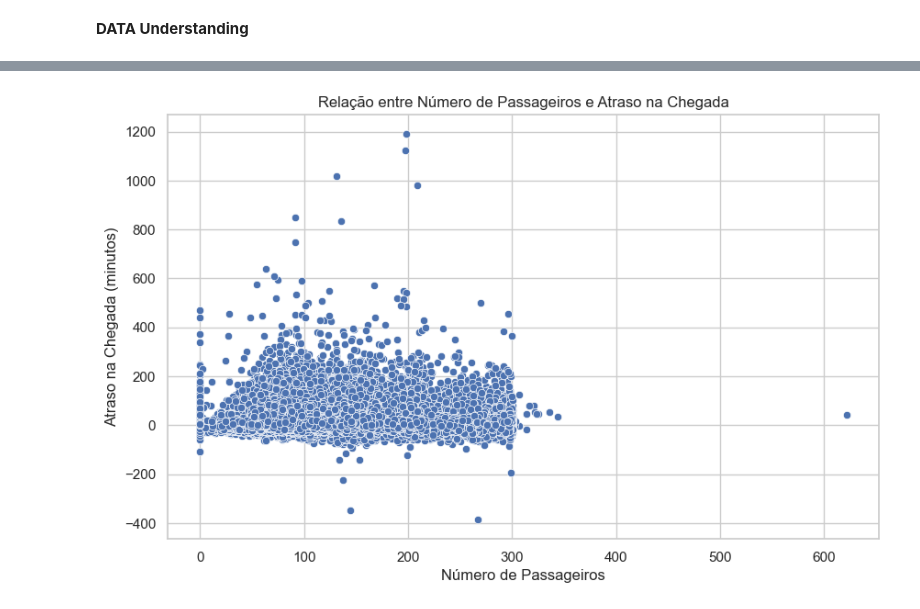
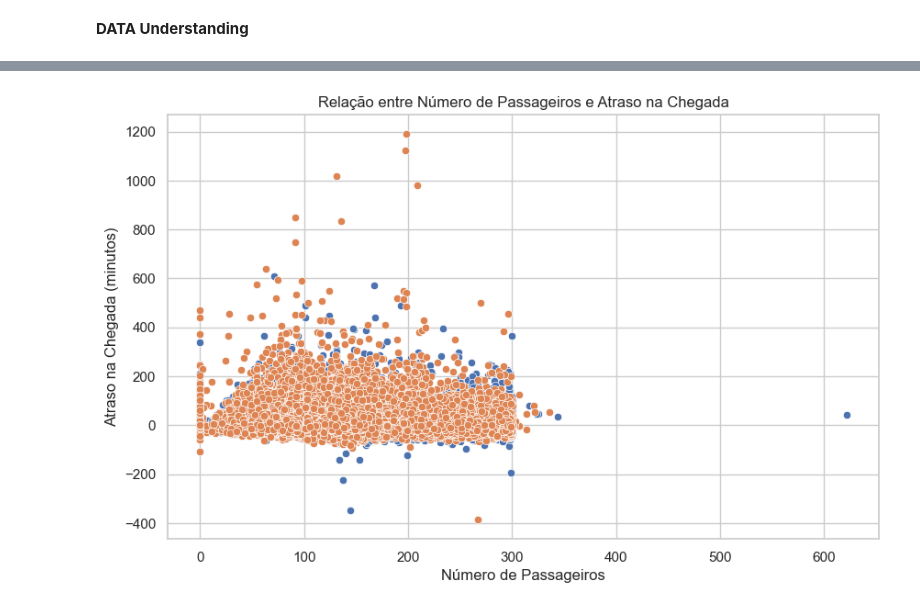
Before and after one commit to CostinhaJ/PIAA_TAP_Delay, a Jupyter notebook: DataUnderstanding.ipynb, the cells around one changed output, grey strips where cells are left out. Saved outputs shown, nothing was run; the diff lists cells and outputs as text; code cells hidden in the pictures.

```diff
--- a/DataUnderstanding.ipynb
+++ b/DataUnderstanding.ipynb
@@ -255,6 +249,7 @@ df_final_ARRLIS = pd.concat(dataframes_ARRLIS, ignore_index=True)
 
 df_final_ARRLIS.to_csv("dados_combinados_ARRLIS.csv", index=False)
 # %%
+#problema no ficheiro CONNECTLIS_25oct23_01nov23
 
 caminho_dos_CONNECTLIS = '../Caso_TAP/TAP 3 1/ISCTE/CONNECTLIS'
 arquivos_csv_CONNECTLIS = glob(os.path.join(caminho_dos_CONNECTLIS, "*.csv"))
@@ -262,11 +257,14 @@ arquivos_csv_CONNECTLIS = glob(os.path.join(caminho_dos_CONNECTLIS, "*.csv"))
 dataframes_CONNECTLIS = []
 
 for arquivo in arquivos_csv_CONNECTLIS:
-    df_CONNLIS = pd.read_csv(arquivo)  # Se houver separador diferente, use sep=";"
+    df_CONNLIS = pd.read_csv(arquivo, sep=',', quotechar='"', encoding='utf-8', engine='python')
     dataframes_CONNECTLIS.append(df_CONNLIS)
 
 df_final_CONNECTLIS = pd.concat(dataframes_CONNECTLIS, ignore_index=True)
 
+for linha in df_final_CONNECTLIS:
+    linha = linha.replace('""', '"')
+
 df_final_CONNECTLIS.to_csv("dados_combinados_CONNECTLIS.csv", index=False)
 # %%
 caminho_dos_DEPLIS = '../Caso_TAP/TAP 3 1/ISCTE/DEPLIS'
@@ -441,9 +493,10 @@ plt.show()
 # %%
 plt.figure(figsize=(10, 6))
-sns.scatterplot(x='NR_PAX', y='Atraso_Chegada', data=df_final)
+sns.scatterplot(x='NR_PAX', y='Atraso_Chegada', data=df_final_DEPLIS)
+sns.scatterplot(x='NR_PAX', y='Atraso_Chegada', data= df_final_ARRLIS )
 plt.title('Relação entre Número de Passageiros e Atraso na Chegada')
 plt.xlabel('Número de Passageiros')
 plt.ylabel('Atraso na Chegada (minutos)')
 plt.show()
 # %% [output]
-[figure, old version]
+[figure, new version]
```
Also changed, not shown: parts of 18 cells of this notebook.
